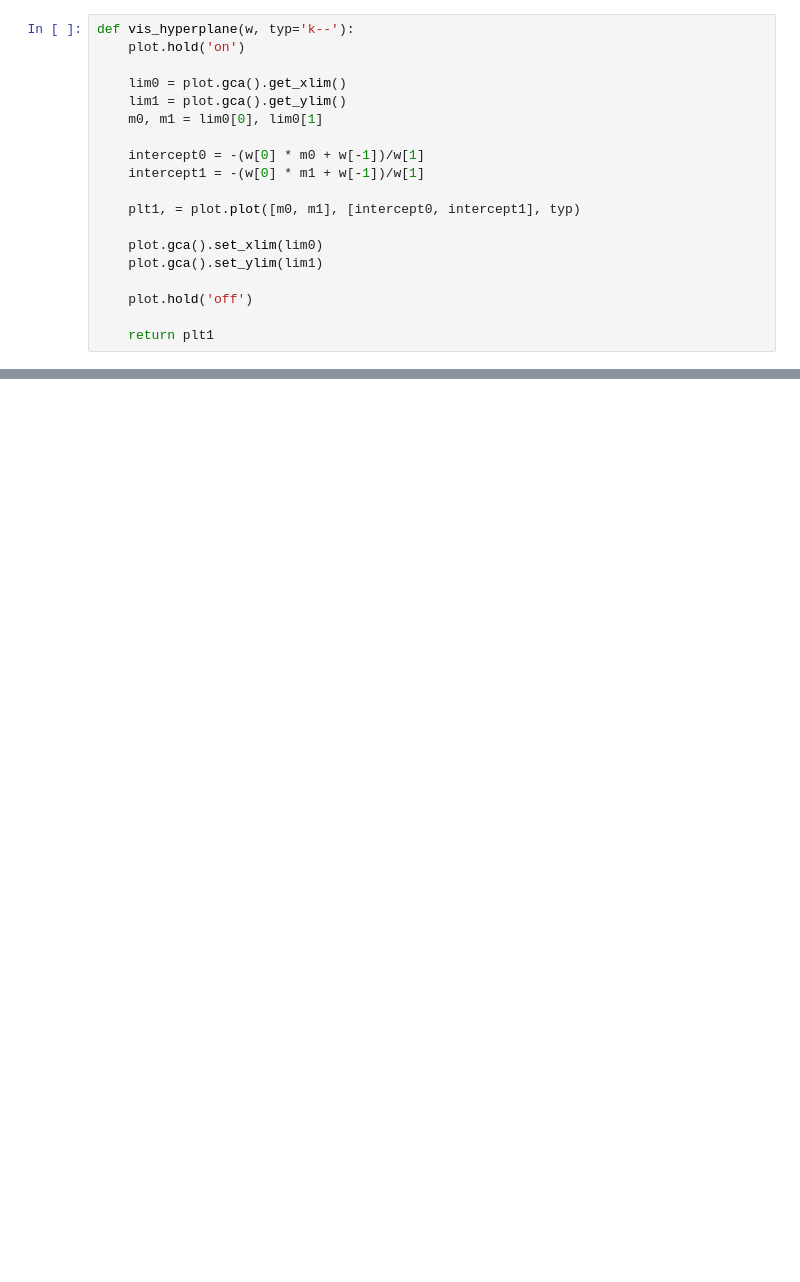
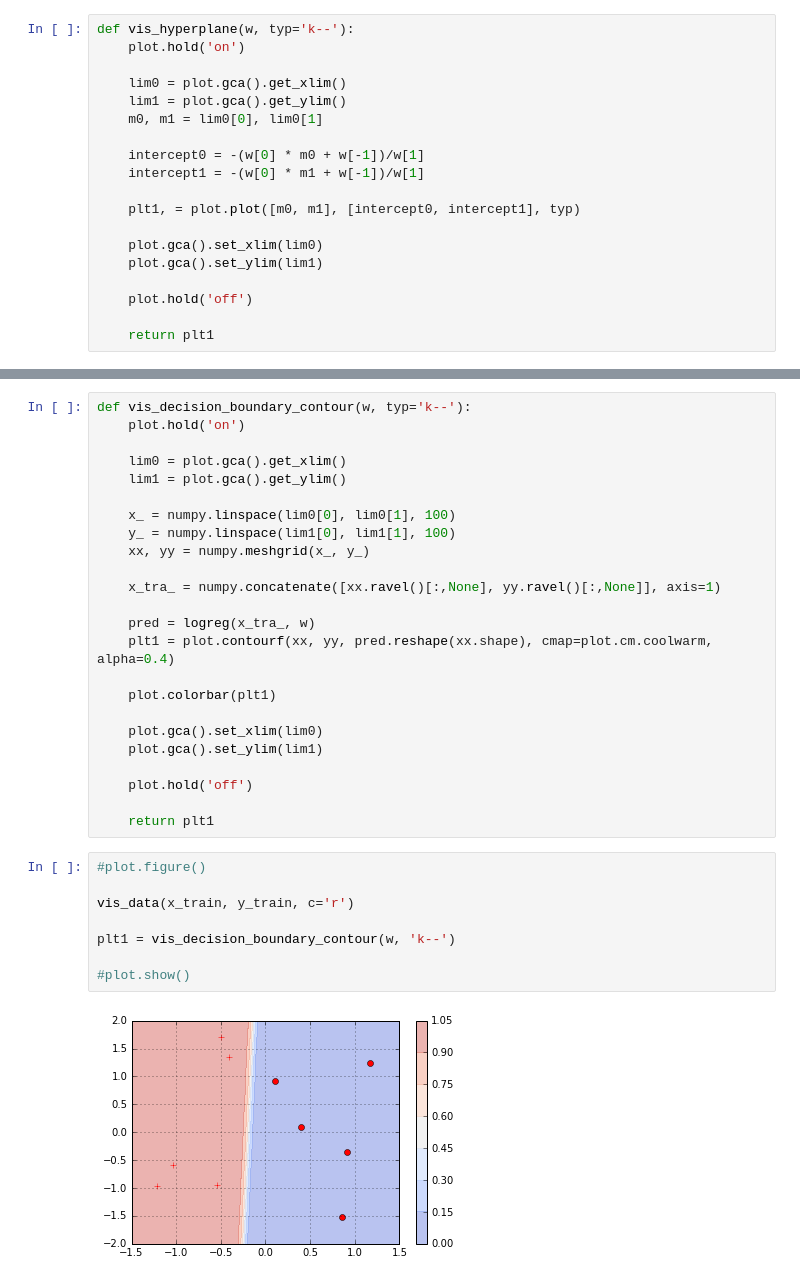
Before and after one commit to nyu-dl/Intro_to_ML_Lecture_Note, a Jupyter notebook: notebook/Logistic Regression 3.ipynb, the cells around one changed output, grey strips where cells are left out. Drawn from its saved outputs; the diff is of its cells as text; blank space fills up the shorter version.

```diff
--- a/notebook/Logistic Regression 3.ipynb
+++ b/notebook/Logistic Regression 3.ipynb
@@ -127,0 +199,34 @@ plot.show()
+# %%
+def vis_decision_boundary_contour(w, typ='k--'):
+    plot.hold('on')
+
+    lim0 = plot.gca().get_xlim()
+    lim1 = plot.gca().get_ylim()
+
+    x_ = numpy.linspace(lim0[0], lim0[1], 100)
+    y_ = numpy.linspace(lim1[0], lim1[1], 100)
+    xx, yy = numpy.meshgrid(x_, y_)
+
+    x_tra_ = numpy.concatenate([xx.ravel()[:,None], yy.ravel()[:,None]], axis=1)
+
+    pred = logreg(x_tra_, w)
+    plt1 = plot.contourf(xx, yy, pred.reshape(xx.shape), cmap=plot.cm.coolwarm, alpha=0.4)
+
+    plot.colorbar(plt1)
+
+    plot.gca().set_xlim(lim0)
+    plot.gca().set_ylim(lim1)
+
+    plot.hold('off')
+
+    return plt1
+# %%
+#plot.figure()
+
+vis_data(x_train, y_train, c='r')
+
+plt1 = vis_decision_boundary_contour(w, 'k--')
+
+#plot.show()
+# %% [output]
+[figure, added]
```
Also changed, not shown: parts of 25 cells of this notebook.
